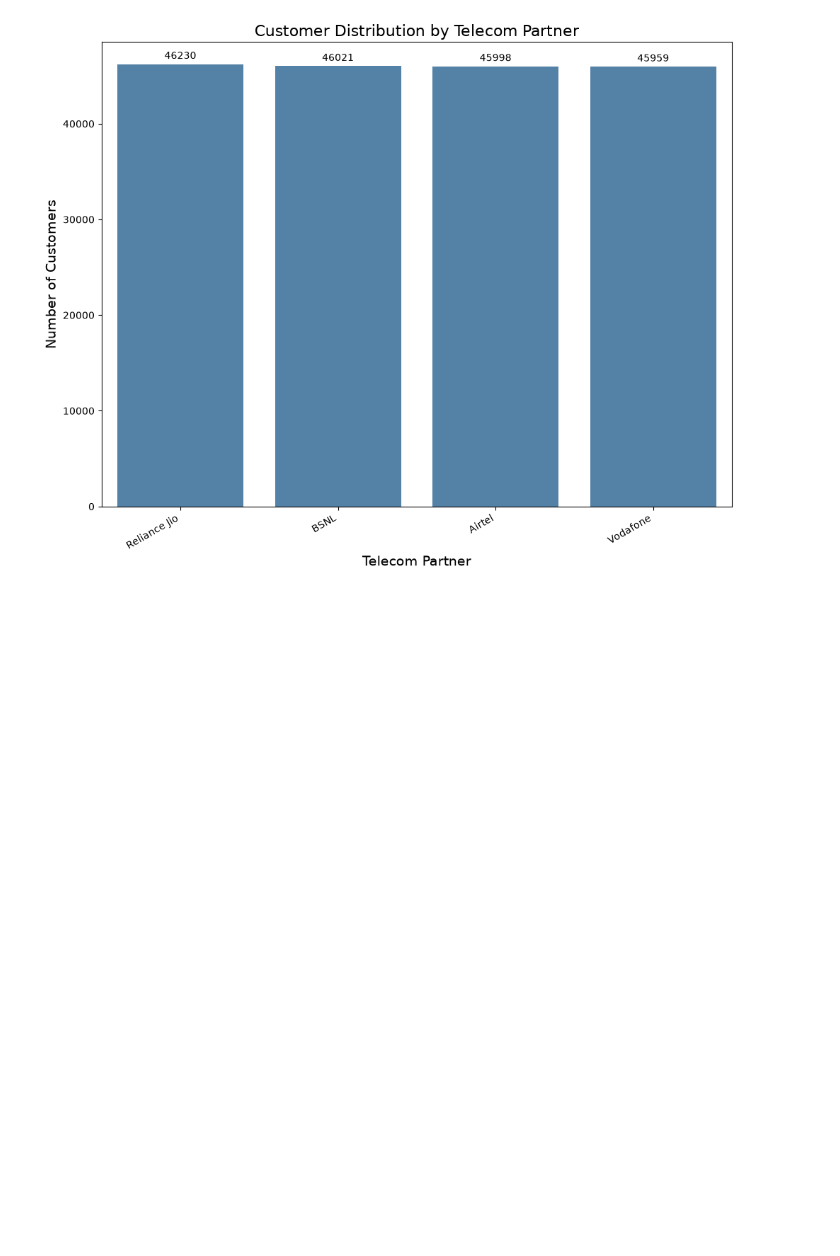
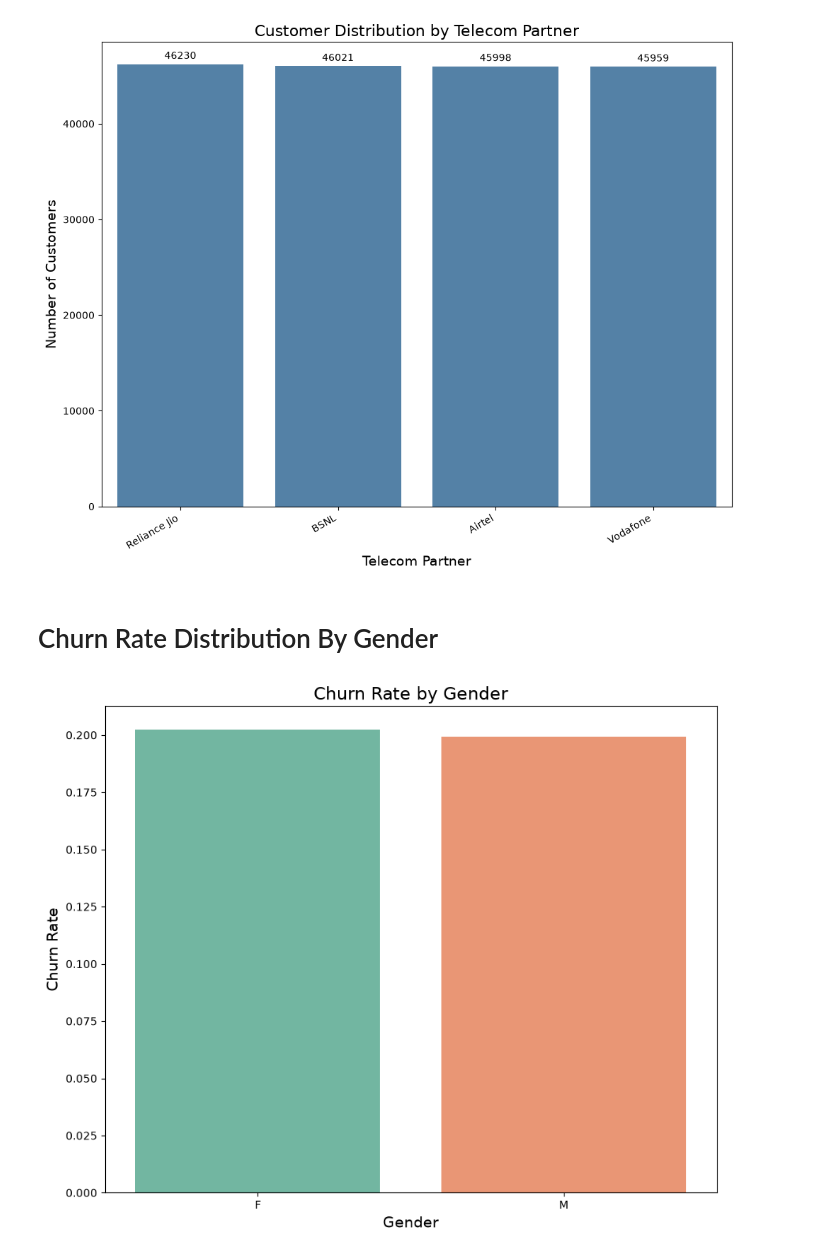
Before and after one commit to harshaslekar5968-crypto/Telecom-Churn_Rate_ML, a Jupyter notebook: Telecom_Churn_Rate_Prediction.ipynb, the cells around one changed output. Saved outputs shown, nothing was run; the diff lists cells and outputs as text; code cells hidden in the pictures; blank space fills up the shorter version.

```diff
--- a/Telecom_Churn_Rate_Prediction.ipynb
+++ b/Telecom_Churn_Rate_Prediction.ipynb
@@ -244,3 +243,17 @@ plt.tight_layout()
 plt.show()
 # %% [output]
 [figure]
+# %% [markdown]
+# Churn Rate Distribution By Gender
+# %%
+# Gender
+plt.figure(figsize=(10,8))
+gender_churn = df.groupby("gender")["churn"].mean()
+sns.barplot(x=gender_churn.index, y=gender_churn.values, palette="Set2")
+plt.title("Churn Rate by Gender",fontsize=16)
+plt.ylabel("Churn Rate",fontsize=14)
+plt.xlabel("Gender",fontsize=14)
+plt.xticks(rotation=0)
+plt.show()
+# %% [output]
+[figure, added]
```
Also changed, not shown: parts of 12 cells of this notebook.
